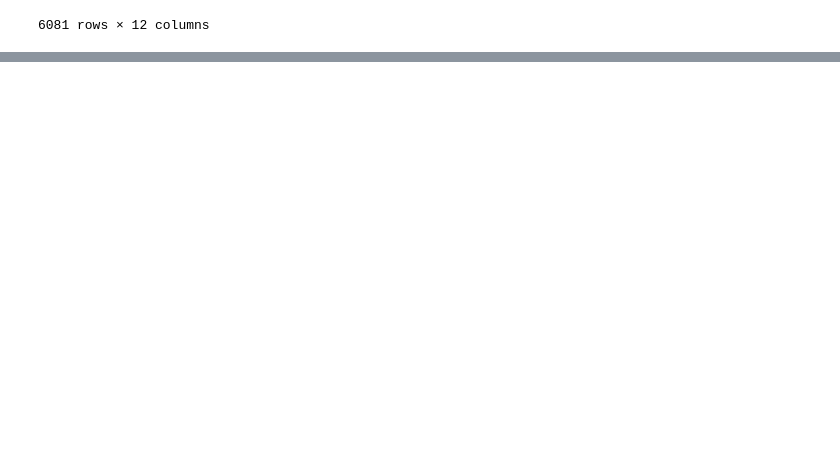
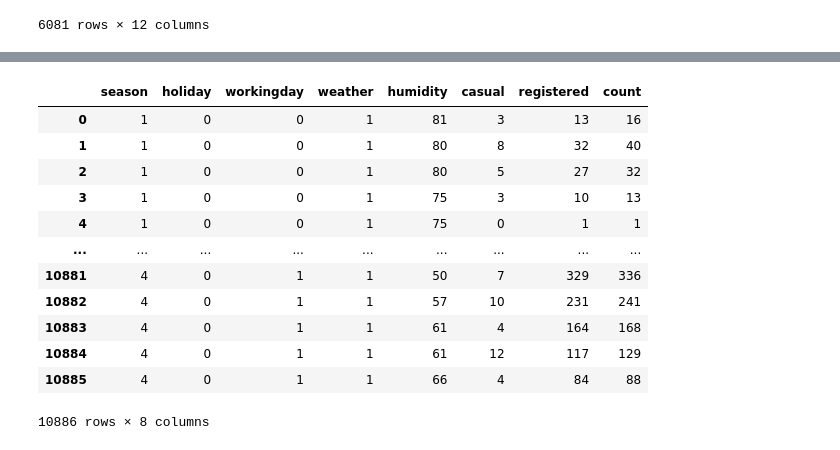
Before and after one commit to joo9810/VSCode, a Jupyter notebook: K-Digital Training/Pandas/숙제/work_0719_안효준.ipynb, the cells around one changed output, grey strips where cells are left out. Saved outputs shown, nothing was run; the diff lists cells and outputs as text; code cells hidden in the pictures; blank space fills up the shorter version.

```diff
--- a/K-Digital Training/Pandas/숙제/work_0719_안효준.ipynb
+++ b/K-Digital Training/Pandas/숙제/work_0719_안효준.ipynb
@@ -104,0 +107,3 @@ df.loc[~(df['season'] == 1) & ~(df['weather'] == 2)]
+# %%
+df = pd.read_csv('bike_rentals.csv')
+df.info()
@@ -104,0 +130,16 @@ df.loc[~(df['season'] == 1) & ~(df['weather'] == 2)]
+# %%
+df.select_dtypes(include='int')
+# %% [output]
+|  | season | holiday | workingday | weather | humidity | casual | registered | count |
+| 0 | 1 | 0 | 0 | 1 | 81 | 3 | 13 | 16 |
+| 1 | 1 | 0 | 0 | 1 | 80 | 8 | 32 | 40 |
+| 2 | 1 | 0 | 0 | 1 | 80 | 5 | 27 | 32 |
+| 3 | 1 | 0 | 0 | 1 | 75 | 3 | 10 | 13 |
+| 4 | 1 | 0 | 0 | 1 | 75 | 0 | 1 | 1 |
+| ... | ... | ... | ... | ... | ... | ... | ... | ... |
+| 10881 | 4 | 0 | 1 | 1 | 50 | 7 | 329 | 336 |
+| 10882 | 4 | 0 | 1 | 1 | 57 | 10 | 231 | 241 |
+| 10883 | 4 | 0 | 1 | 1 | 61 | 4 | 164 | 168 |
+| 10884 | 4 | 0 | 1 | 1 | 61 | 12 | 117 | 129 |
+| 10885 | 4 | 0 | 1 | 1 | 66 | 4 | 84 | 88 |
+10886 rows × 8 columns
```
Also changed, not shown: parts of 55 cells of this notebook, 5 other files.
